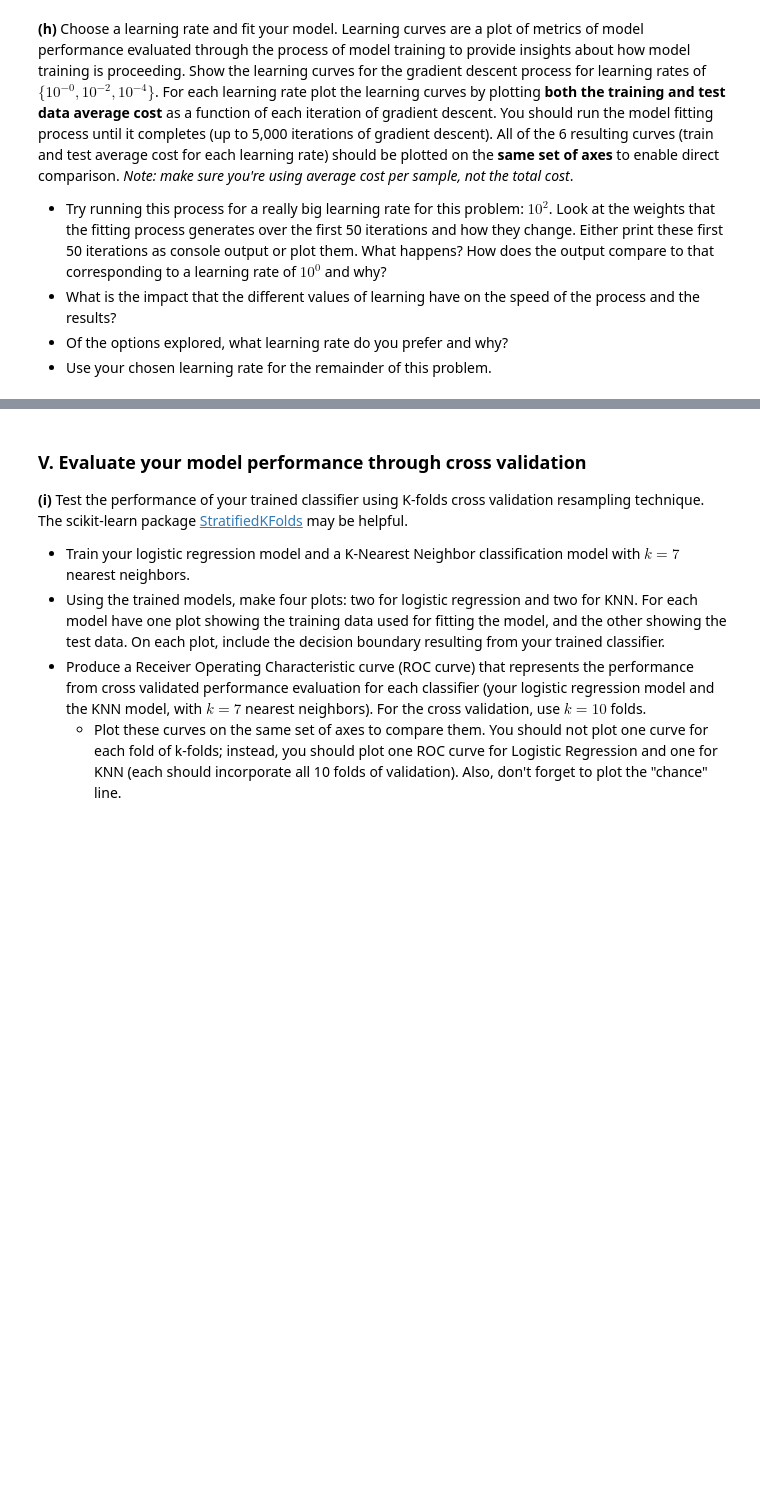
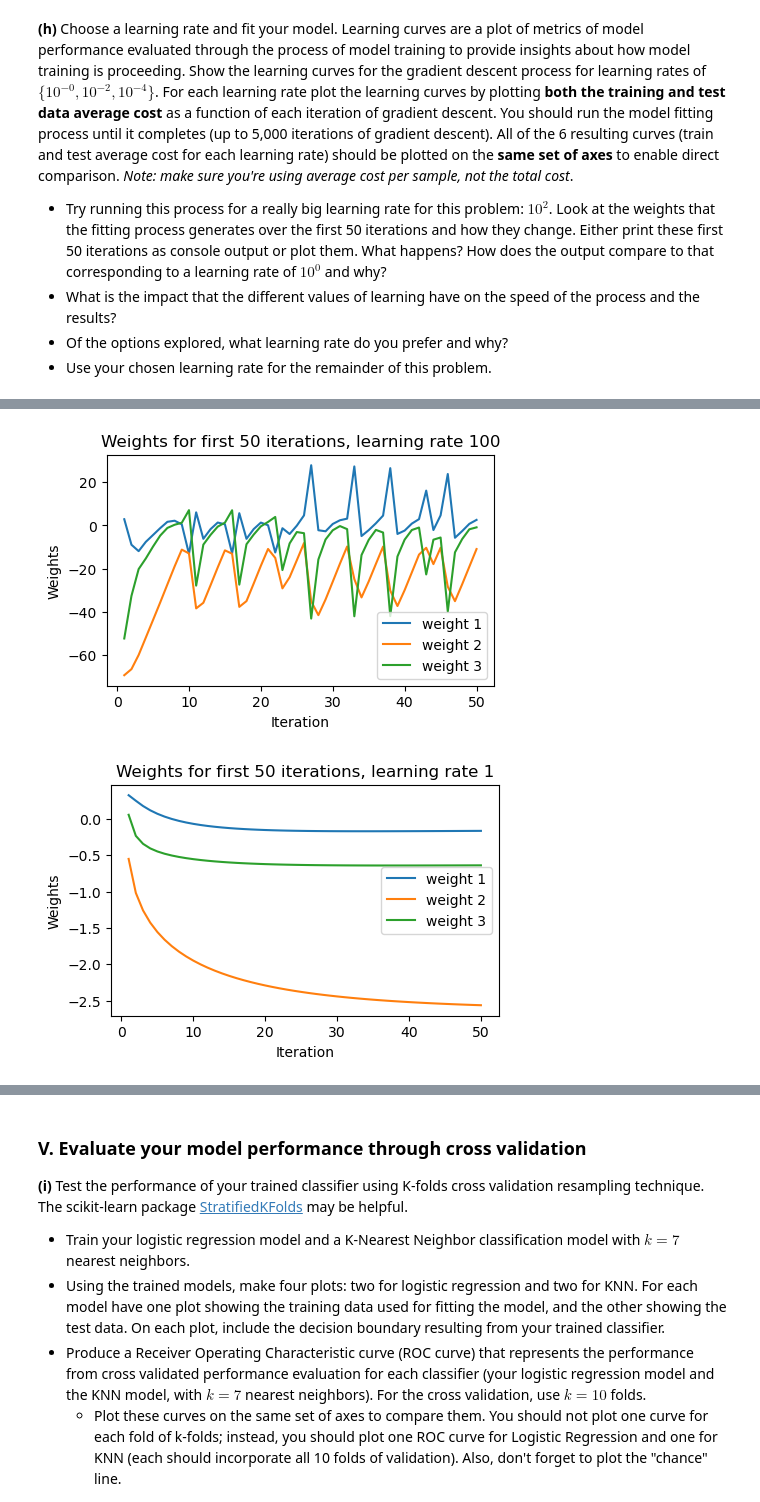
Before and after one commit to dani-jimlar/ML_assignments, a Jupyter notebook: a_3/Assignment_3.ipynb, the cells around one changed output, grey strips where cells are left out. Cells and saved outputs as stored; diff of their text form; code cells hidden in the pictures; blank space fills up the shorter version.

```diff
--- a/a_3/Assignment_3.ipynb
+++ b/a_3/Assignment_3.ipynb
@@ -415,0 +430,78 @@ plt.show()
+# %%
+model_4_t = Logistic_regression()
+model_4_t.fit(
+    X_train,
+    y_train,
+    w_init,
+    10 ** (2),
+    delta_thresh=1e-6,
+    max_iter=5000,
+    verbose=False,
+)
+m_4_test_c = model_4_t.learning_curve(X_train, y_train)
+m_4_train_c = model_4_t.learning_curve(X_test, y_test)
+wights = model_4_t.saved_w
+
+we1 = [matrix[0, 0] for matrix in wights]
+we2 = [matrix[1, 0] for matrix in wights]
+we3 = [matrix[2, 0] for matrix in wights]
+
+we3 = we3[:50]
+we1 = we1[:50]
+we2 = we2[:50]
+
+x_ax = range(1, len(we2) + 1)
+
+plt.figure(figsize=(5, 3))
+# Plot the curves
+plt.plot(x_ax, we1, label="weight 1")
+plt.plot(x_ax, we2, label="weight 2")
+plt.plot(x_ax, we3, label="weight 3")
+
+
+plt.title("Weights for first 50 iterations, learning rate 100")
+plt.xlabel("Iteration")
+plt.ylabel("Weights")
+plt.legend()
+plt.show()
+
+model_5_t = Logistic_regression()
+model_5_t.fit(
+    X_train,
+    y_train,
+    w_init,
+    10 ** (0),
+    delta_thresh=1e-6,
+    max_iter=5000,
+    verbose=False,
+)
+# m_5_test_c = model_5_t.learning_curve(X_train, y_train)
+# m_5_train_c = model_5_t.learning_curve(X_test, y_test)
+wights = model_5_t.saved_w
+
+we1 = [matrix[0, 0] for matrix in wights]
+we2 = [matrix[1, 0] for matrix in wights]
+we3 = [matrix[2, 0] for matrix in wights]
+
+we1 = we1[:50]
+we2 = we2[:50]
+we3 = we3[:50]
+
+
+x_ax = range(1, len(we2) + 1)
+
+plt.figure(figsize=(5, 3))
+# Plot the curves
+plt.plot(x_ax, we1, label="weight 1")
+plt.plot(x_ax, we2, label="weight 2")
+plt.plot(x_ax, we3, label="weight 3")
+
+
+plt.title("Weights for first 50 iterations, learning rate 1")
+plt.xlabel("Iteration")
+plt.ylabel("Weights")
+plt.legend()
+plt.show()
+# %% [output]
+[figure, added]
+[figure, added]
```
Also changed, not shown: parts of 13 cells of this notebook.
